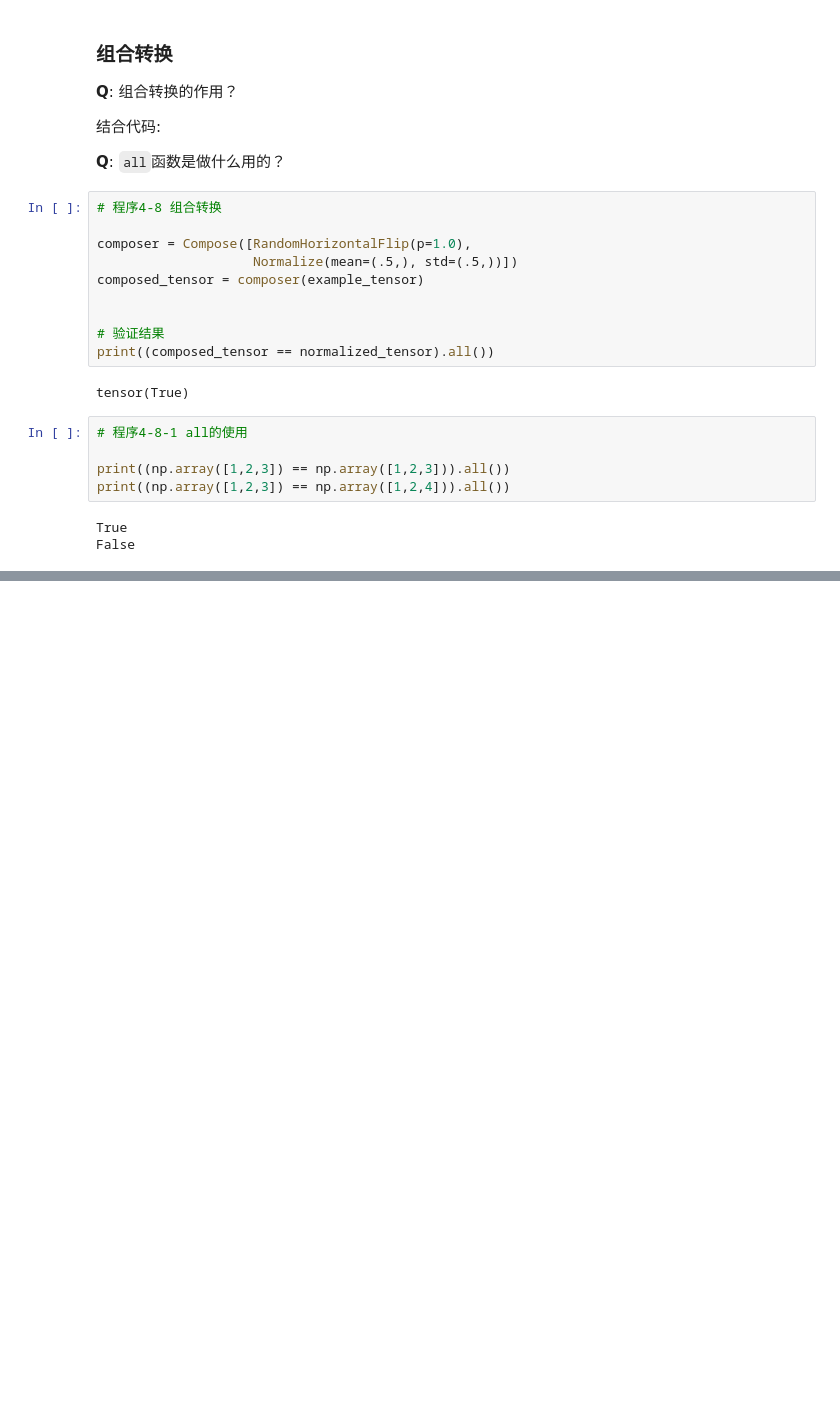
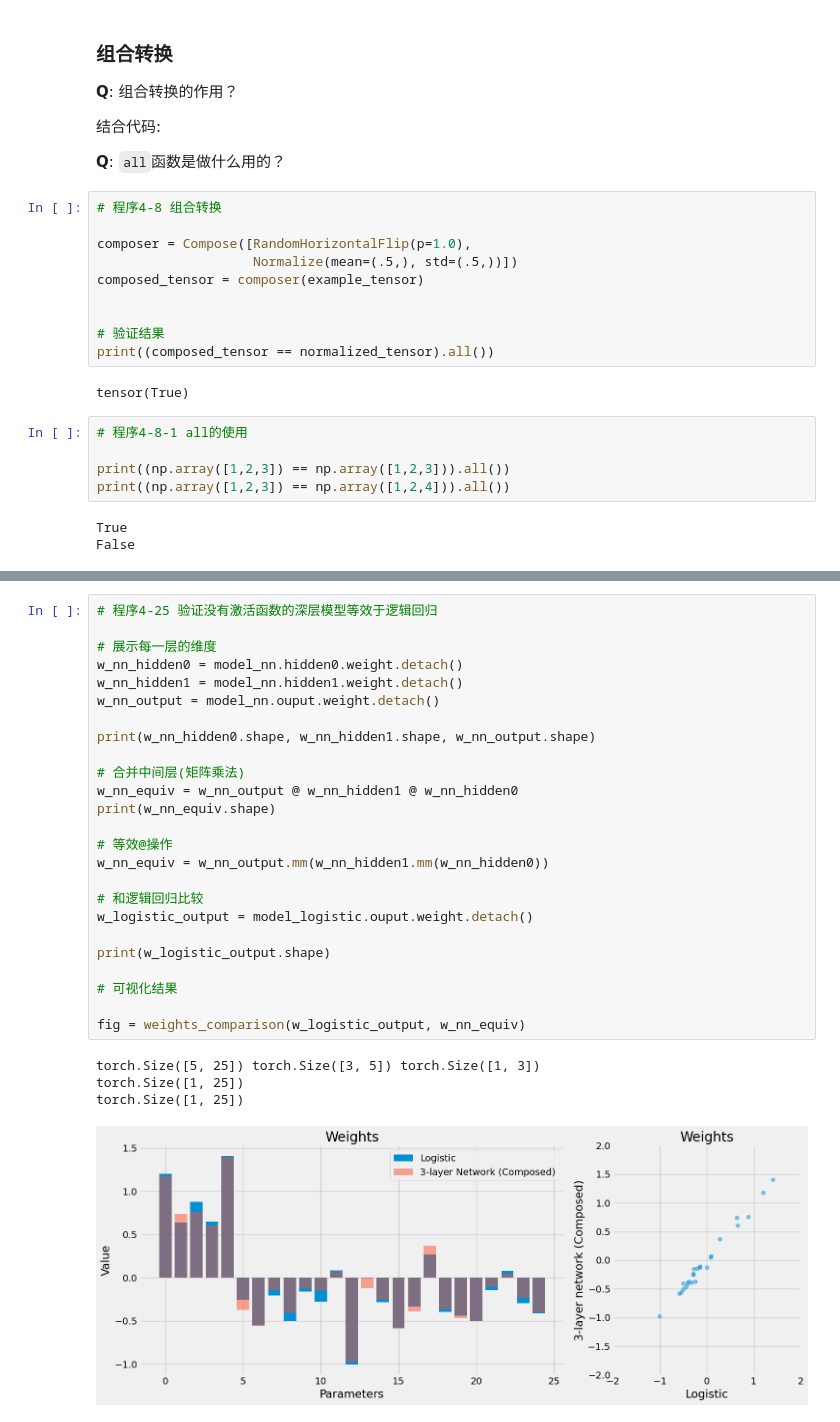
Before and after one commit to jhonprice/PyTorchStepByStep, a Jupyter notebook: runtest/ch04.ipynb, the cells around one changed output, grey strips where cells are left out. Drawn from its saved outputs; the diff is of its cells as text; blank space fills up the shorter version.

```diff
--- a/runtest/ch04.ipynb
+++ b/runtest/ch04.ipynb
@@ -411,0 +863,30 @@ False
+# %%
+# 程序4-25 验证没有激活函数的深层模型等效于逻辑回归
+
+# 展示每一层的维度
+w_nn_hidden0 = model_nn.hidden0.weight.detach()
+w_nn_hidden1 = model_nn.hidden1.weight.detach()
+w_nn_output = model_nn.ouput.weight.detach()
+
+print(w_nn_hidden0.shape, w_nn_hidden1.shape, w_nn_output.shape)
+
+# 合并中间层(矩阵乘法)
+w_nn_equiv = w_nn_output @ w_nn_hidden1 @ w_nn_hidden0
+print(w_nn_equiv.shape)
+
+# 等效@操作
+w_nn_equiv = w_nn_output.mm(w_nn_hidden1.mm(w_nn_hidden0))
+
+# 和逻辑回归比较
+w_logistic_output = model_logistic.ouput.weight.detach()
+
+print(w_logistic_output.shape)
+
+# 可视化结果
+
+fig = weights_comparison(w_logistic_output, w_nn_equiv)
+# %% [output]
+torch.Size([5, 25]) torch.Size([3, 5]) torch.Size([1, 3])
+torch.Size([1, 25])
+torch.Size([1, 25])
+[figure, added]
```
Also changed, not shown: parts of 53 cells of this notebook, 1 other file.
